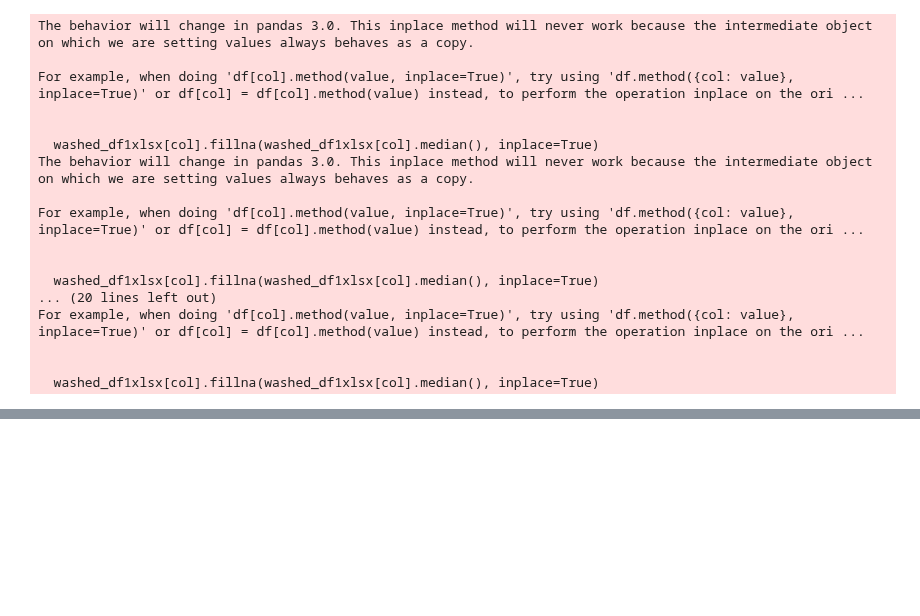
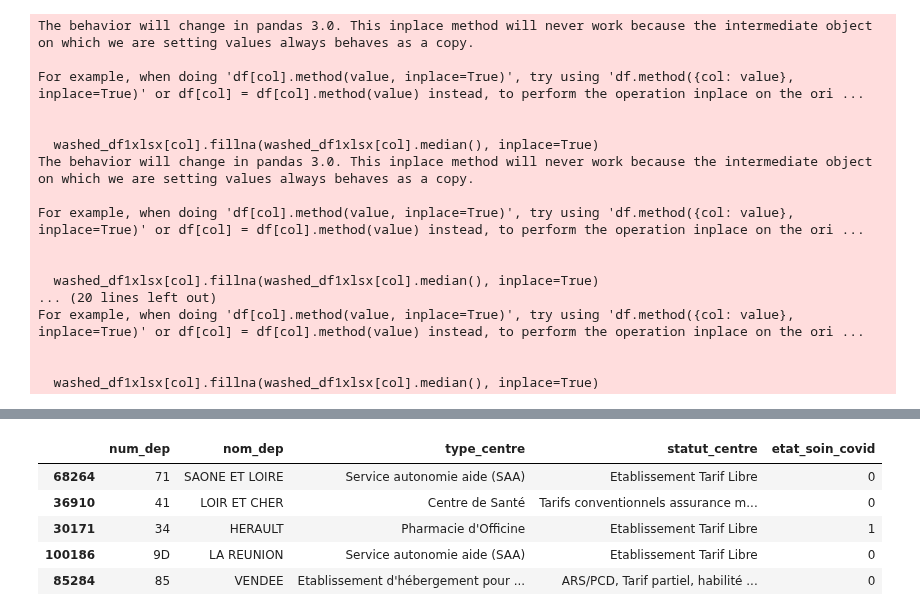
Before and after one commit to gabrielfrancois/DS_Covid, a Jupyter notebook: data_preprocessing_gab.ipynb, the cells around one changed output, grey strips where cells are left out. Cells and saved outputs as stored; diff of their text form; code cells hidden in the pictures; blank space fills up the shorter version.

```diff
--- a/data_preprocessing_gab.ipynb
+++ b/data_preprocessing_gab.ipynb
@@ -421,0 +439,9 @@ Index(['dep', 'jour', 'pop', 'P', 'T', 'Ti', 'Tp', 'Td', 'cl_age90'], dtype='obj
+# %%
+washed_etablissement.sample(5)
+# %% [output]
+|  | num_dep | nom_dep | type_centre | statut_centre | etat_soin_covid |
+| 68264 | 71 | SAONE ET LOIRE | Service autonomie aide (SAA) | Etablissement Tarif Libre | 0 |
+| 36910 | 41 | LOIR ET CHER | Centre de Santé | Tarifs conventionnels assurance m... | 0 |
+| 30171 | 34 | HERAULT | Pharmacie d'Officine | Etablissement Tarif Libre | 1 |
+| 100186 | 9D | LA REUNION | Service autonomie aide (SAA) | Etablissement Tarif Libre | 0 |
+| 85284 | 85 | VENDEE | Etablissement d'hébergement pour ... | ARS/PCD, Tarif partiel, habilité ... | 0 |
```
Also changed, not shown: parts of 17 cells of this notebook.
